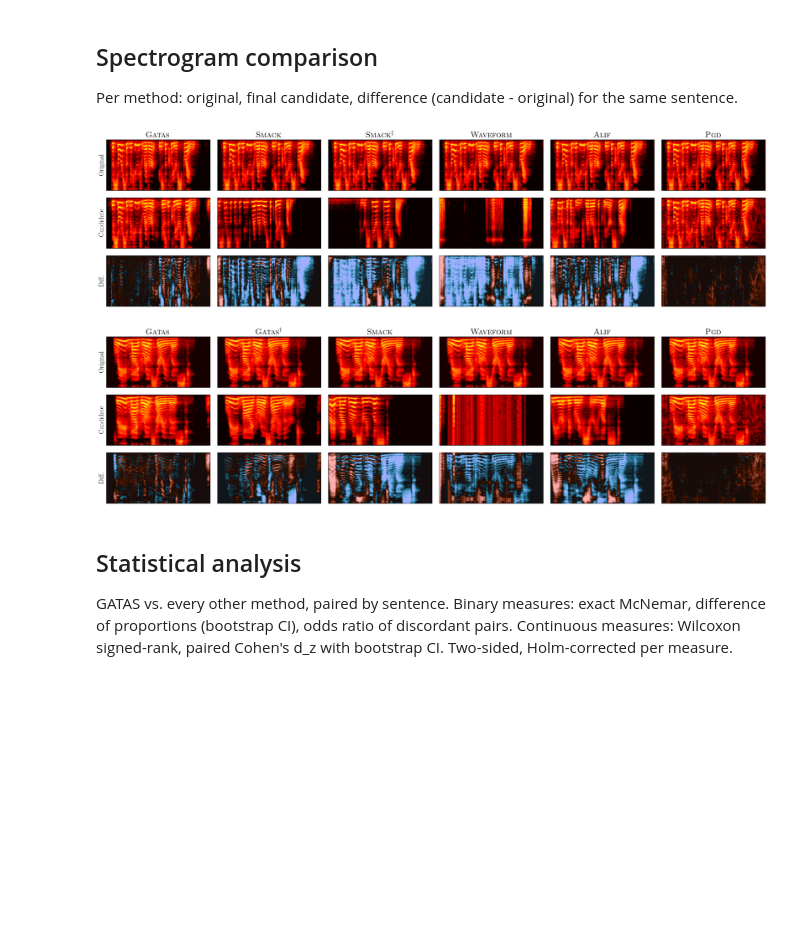
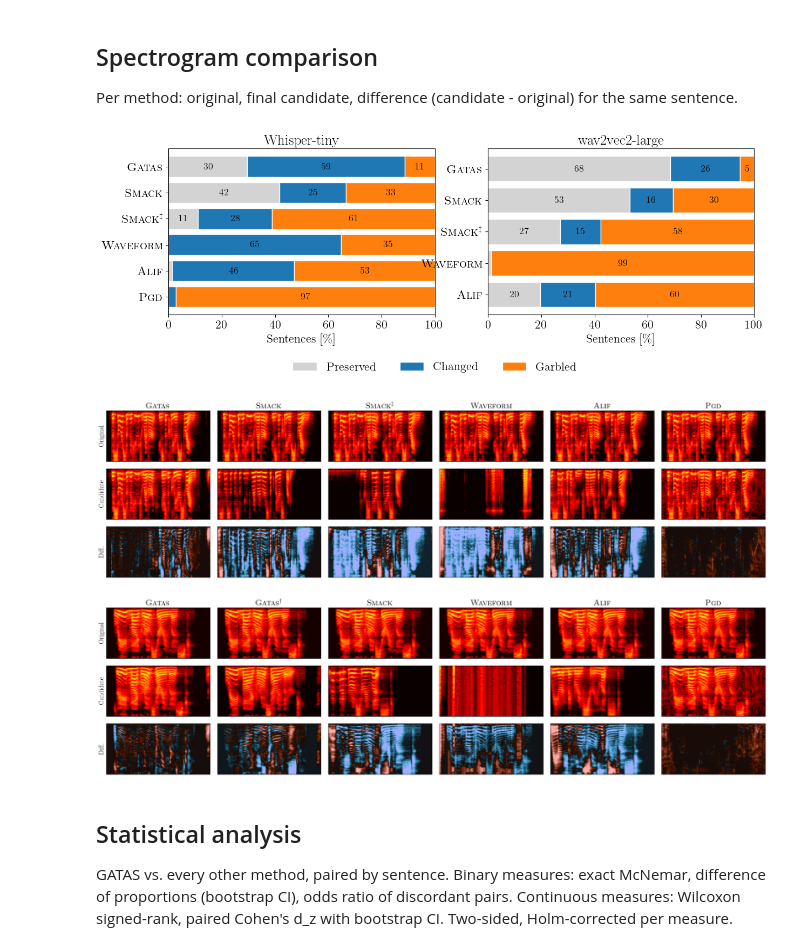
Before and after one commit to oliverweissl/GATAS, a Jupyter notebook: analysis/RQ1_Effectiveness.ipynb, the cells around one changed output. Saved outputs shown, nothing was run; the diff lists cells and outputs as text; code cells hidden in the pictures; blank space fills up the shorter version.

```diff
--- a/analysis/RQ1_Effectiveness.ipynb
+++ b/analysis/RQ1_Effectiveness.ipynb
@@ -73,12 +82,13 @@ clean-audio UTMOS: 4.392
 def intent_extra(recs):
     n = len(recs)
     ch = sum(r["intent"]["changed"] for r in recs)
-    hit = sum(r["intent"]["changed"] and r["intent"]["target_match"] for r in recs)
+    hit = sum(intent_hit(r) for r in recs)
     return fmt_ci(ch / n, *wilson_ci(ch, n), digits=1, scale=100), fmt_ci(hit / n, *wilson_ci(hit, n), digits=1, scale=100)
 
-tab = effectiveness_table({m: intent[m] for m in intent_methods})
-tab.insert(1, "intent changed %", [intent_extra(intent[m])[0] for m in tab.index])
-tab.insert(2, "target hit %", [intent_extra(intent[m])[1] for m in tab.index])
-display(pretty(tab))
-display(pretty(intent_summary_table({m: intent[m] for m in intent_methods}).round(3)))
+for model in MODELS:
+    print(f"== {MODEL_LABELS[model]}")
+    tab = effectiveness_table(intent[model])
+    tab.insert(1, "intent changed %", [intent_extra(intent[model][m])[0] for m in tab.index])
+    tab.insert(2, "target hit %", [intent_extra(intent[model][m])[1] for m in tab.index])
+    display(pretty(tab))
 # %% [output]
@@ -183,3 +208,29 @@ with plt.rc_context({"font.size": 24}):
+# %%
+SEMANTIC_CACHE, JUDGE = "../outputs/semantic_scores.json", "gemma4:31b"
+CLASSES = [("preserved", "Preserved", "lightgray"), ("changed", "Changed", "tab:blue"), ("garbled", "Garbled", "tab:orange")]
+sem_cache = json.load(open(SEMANTIC_CACHE))
+
+def verdict(r):
+    return sem_cache[json.dumps([r["gt_text"], r["transcription"] or ""])][f"llm3:{JUDGE}"]
+
+with plt.rc_context({"font.size": 16}):
+    fig, axes = plt.subplots(1, len(MODELS), figsize=(7 * len(MODELS), 4), sharey=False, squeeze=False)
+    for ax, model in zip(axes[0], MODELS):
+        methods = ordered(m for m in asr[model] if m in pt.ASR_ORDER)
+        for y, m in enumerate(methods):
+            vs = [verdict(r) for r in asr[model][m]]
+            left = 0
+            for key, label, color in CLASSES:
+                share = 100 * np.mean([v == key for v in vs])
+                ax.barh(y, share, left=left, color=color, edgecolor="white", label=label if y == 0 else None)
+                if share >= 4:
+                    ax.text(left + share / 2, y, f"{share:.0f}", ha="center", va="center", fontsize=13)
+                left += share
+        ax.set_yticks(range(len(methods))); ax.set_yticklabels([tex_name(m) for m in methods]); ax.invert_yaxis()
+        ax.set_xlim(0, 100); ax.set_xlabel(r"Sentences [\%]"); ax.set_title(MODEL_LABELS[model])
+    axes[0, 0].legend(loc="upper center", bbox_to_anchor=(1.0, -0.22), ncol=3, frameon=False)
+    plt.savefig("_figures/semantic_classes.pdf", bbox_inches="tight")
+    plt.savefig("_figures/semantic_classes.png", dpi=120, bbox_inches="tight")
 # %% [markdown]
 ## Spectrogram comparison
 Per method: original, final candidate, difference (candidate - original) for the same sentence.
@@ -187,40 +238,42 @@ Per method: original, final candidate, difference (candidate - original) for the
 def to_spectrogram(file):
     y, sr = librosa.load(file, sr=None)
     return librosa.power_to_db(np.abs(librosa.feature.melspectrogram(y=y, sr=sr, n_fft=1024, hop_length=256, n_mels=128)))
 
 def fit(spec, T):
     if spec.shape[1] < T:
         spec = np.pad(spec, ((0, 0), (0, T - spec.shape[1])), constant_values=spec.min())
     return spec[:, :T]
 
 def spectrogram_grid(records, sentence_id, tag):
     ms = ordered(m for m, rs in records.items() if any(r["sentence_id"] == sentence_id for r in rs))
     fig, axes = plt.subplots(3, len(ms), figsize=(4.2 * len(ms), 7), squeeze=False)
     for j, m in enumerate(ms):
         r = next(r for r in records[m] if r["sentence_id"] == sentence_id)
         g, b = to_spectrogram(r["gt_wav"]), to_spectrogram(r["adv_wav"])
         T = max(g.shape[1], b.shape[1]); g, b = fit(g, T), fit(b, T)
         for i, (img, title) in enumerate(zip([g, b, b - g], ["Original", "Candidate", "Diff."])):
             ax = axes[i, j]
             if i < 2:
                 ax.imshow(img, cmap="hot", vmin=-60, vmax=40, aspect="auto")
             else:
                 ax.imshow(img, cmap="berlin", norm=TwoSlopeNorm(vmin=-40, vcenter=0, vmax=40), aspect="auto")
             ax.set_xticks([]); ax.set_yticks([])
             if j == 0: ax.set_ylabel(title)
             if i == 0: ax.set_title(tex_name(m))
     plt.tight_layout()
     plt.savefig(f"_figures/spec_{tag}_{sentence_id:03d}.jpg", dpi=200, bbox_inches="tight")
     plt.show()
 
-spectrogram_grid(asr, 13, "asr")
+spectrogram_grid(asr[PRIMARY], 13, "asr")
 # %% [output]
-[figure, old version]
+[figure, new version]
+[figure, added]
 # %%
-common = sorted(set.intersection(*(set(r["sentence_id"] for r in intent[m]) for m in intent_methods)))
-spectrogram_grid(intent, common[0], "intent")
+ia = intent[PRIMARY]
+common = sorted(set.intersection(*(set(r["sentence_id"] for r in rs) for rs in ia.values())))
+spectrogram_grid(ia, common[0], "intent")
 # %% [output]
-[figure, old version]
+[figure, new version]
 # %% [markdown]
 ## Statistical analysis
 GATAS vs. every other method, paired by sentence. Binary measures: exact McNemar, difference of proportions (bootstrap CI), odds ratio of discordant pairs. Continuous measures: Wilcoxon signed-rank, paired Cohen's d_z with bootstrap CI. Two-sided, Holm-corrected per measure.
```
Also changed, not shown: parts of 11 cells of this notebook, 27 other files.
